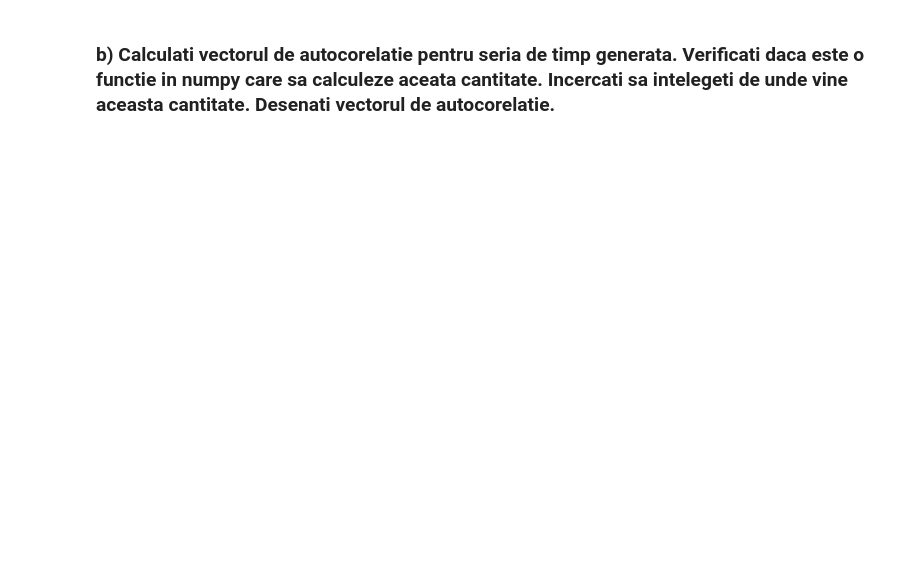
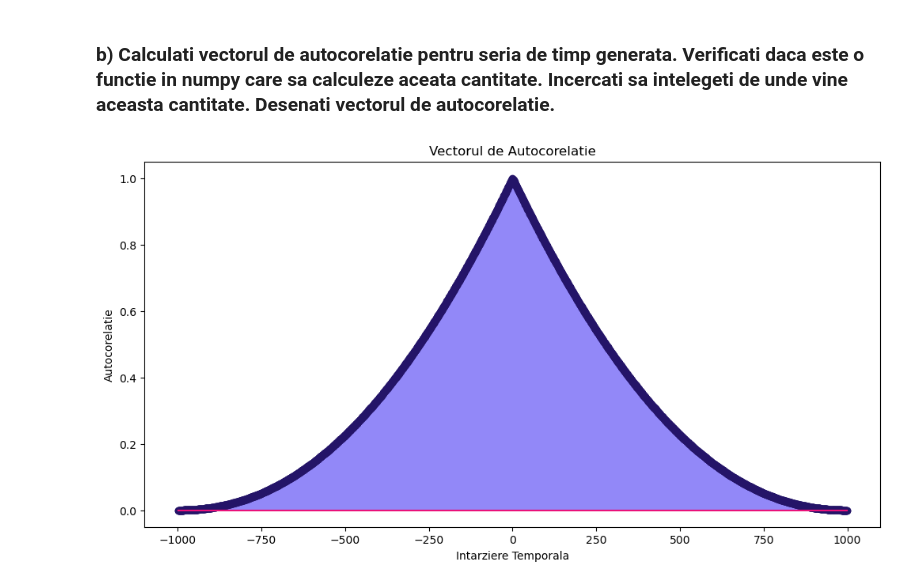
Before and after one commit to adania-miu/Prelucrarea-Semnalelor-Teme-Laborator, a Jupyter notebook: Laborator8/Lab8.ipynb, the cells around one changed output. Cells and saved outputs as stored; diff of their text form; code cells hidden in the pictures; blank space fills up the shorter version.

```diff
--- a/Laborator8/Lab8.ipynb
+++ b/Laborator8/Lab8.ipynb
@@ -41,2 +41,16 @@ plt.show()
 # %% [markdown]
 ### b) Calculati vectorul de autocorelatie pentru seria de timp generata. Verificati daca este o functie in numpy care sa calculeze aceata cantitate. Incercati sa intelegeti de unde vine aceasta cantitate. Desenati vectorul de autocorelatie.
+# %%
+autocorelatie = np.correlate(serie_timp, serie_timp, mode='full')
+autocorelatie /= np.max(autocorelatie)
+
+lag = np.arange(-N + 1, N)
+
+plt.figure(figsize=(12, 6))
+plt.stem(lag, autocorelatie, linefmt='#9288F8', markerfmt='#241468', basefmt='#EA1179')
+plt.title('Vectorul de Autocorelatie')
+plt.xlabel('Intarziere Temporala')
+plt.ylabel('Autocorelatie')
+plt.show()
+# %% [output]
+[figure, added]
```
Also changed, not shown: parts of 1 cell of this notebook.
